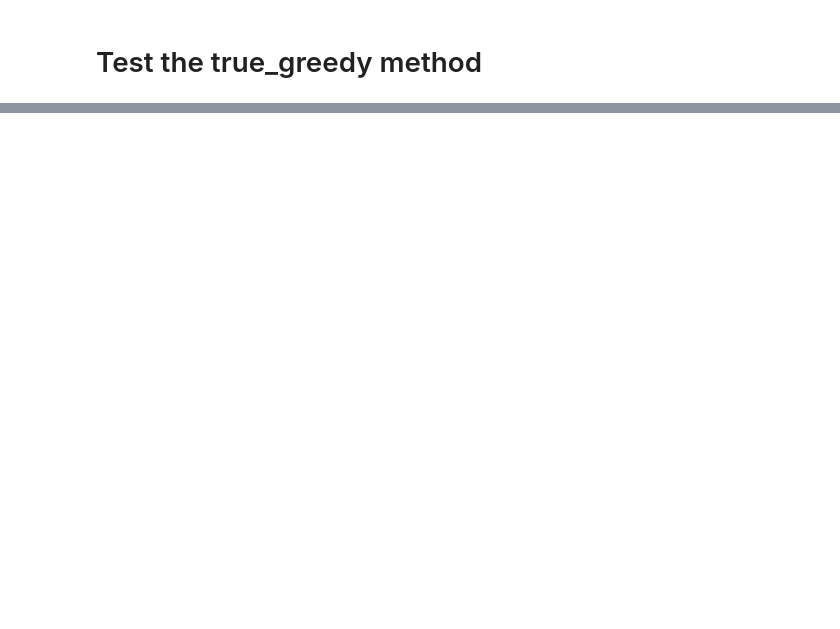
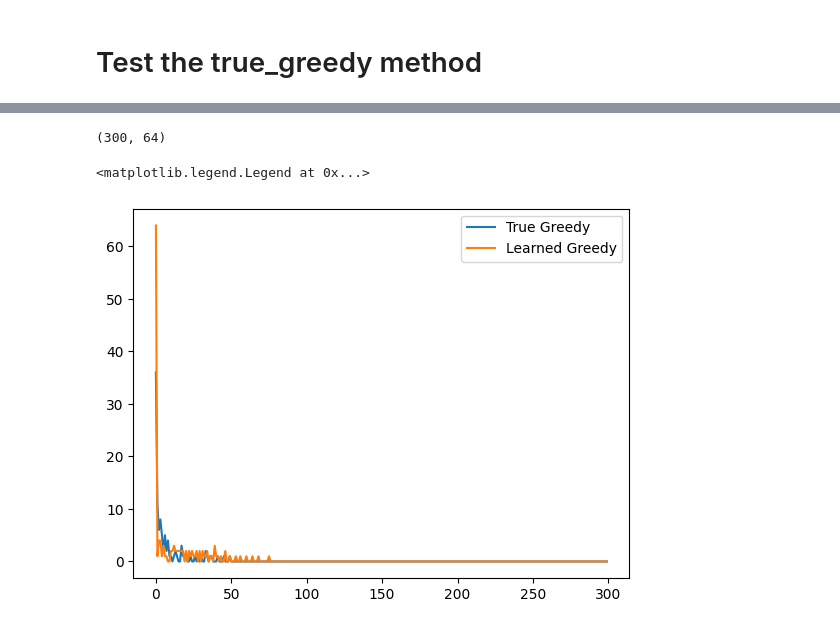
Before and after one commit to srayan00/greedy-hybrid-pde, a Jupyter notebook: playground/test.ipynb, the cells around one changed output, grey strips where cells are left out. Cells and saved outputs as stored; diff of their text form; code cells hidden in the pictures; blank space fills up the shorter version.

```diff
--- a/playground/test.ipynb
+++ b/playground/test.ipynb
@@ -437,0 +624,13 @@ tensor([22, 38, 33, 12, 19,  6, 16, 30])
+# %%
+# Solver patterns
+print(best_solver.shape)
+# plt.plot(best_solver)
+fig = plt.figure()
+ax = fig.add_subplot(1,1, 1)
+ax.plot(np.sum(best_solver, axis = -1), label = "True Greedy")
+ax.plot(np.sum(solver_decision_greedy, axis = -1), label = "Learned Greedy")
+ax.legend()
+# %% [output]
+(300, 64)
+<matplotlib.legend.Legend at 0x...>
+[figure, added]
```
Also changed, not shown: parts of 39 cells of this notebook, 13 other files.
